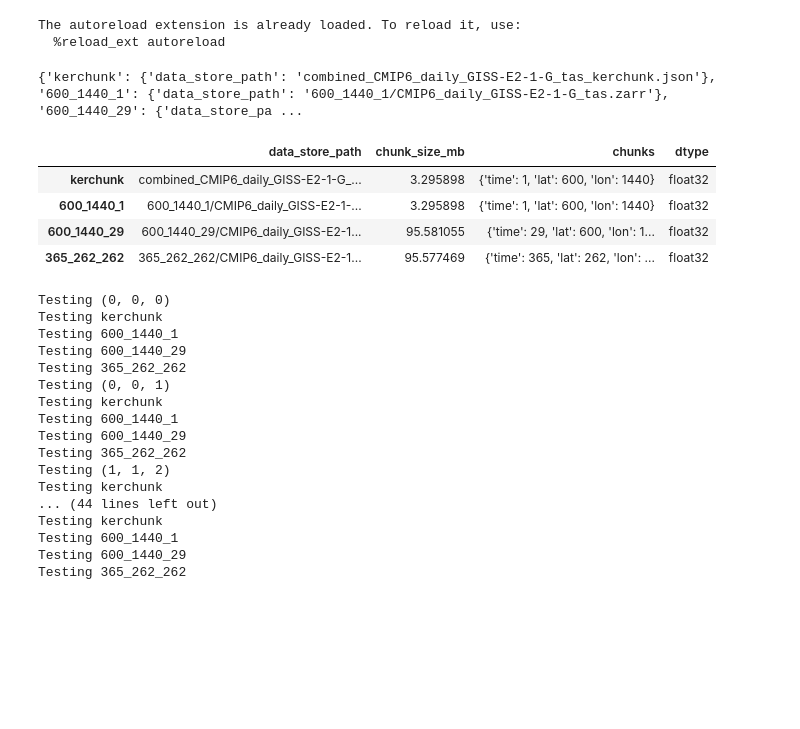
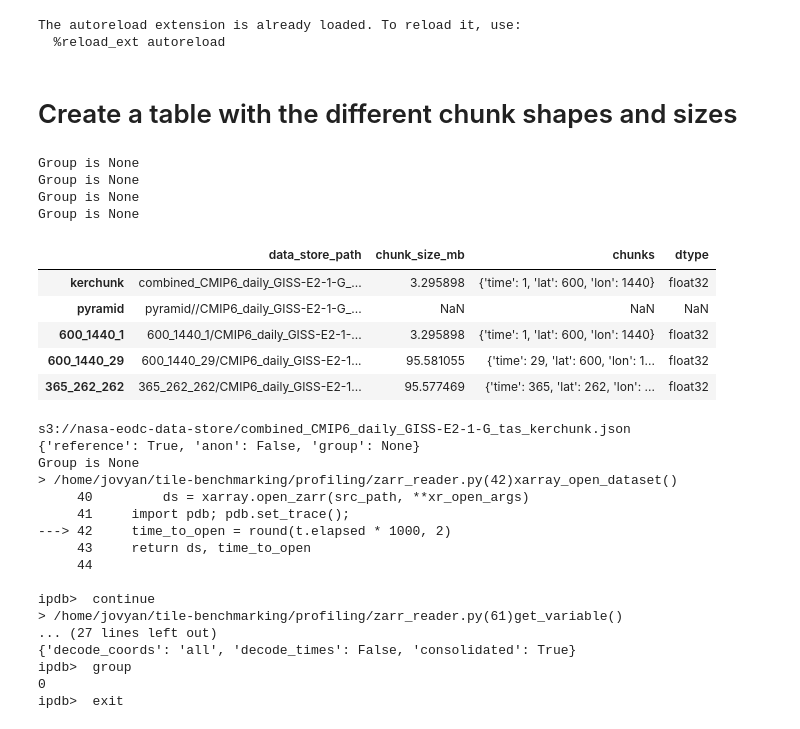
Before and after one commit to developmentseed/tile-benchmarking, a Jupyter notebook: profiling/profile.ipynb, the cells around one changed output. Saved outputs shown, nothing was run; the diff lists cells and outputs as text; code cells hidden in the pictures; blank space fills up the shorter version.

Commit message:
working on pyramids

```diff
--- a/profiling/profile.ipynb
+++ b/profiling/profile.ipynb
@@ -224,8 +199,12 @@ chunk_set_paths = ['600_1440_1', '600_1440_29', '365_262_262']
+# %% [markdown]
+# Create a table with the different chunk shapes and sizes
 # %%
-
 datastores = {
     'kerchunk': {
         "data_store_path": f"combined_CMIP6_{temporal_resolution}_{model}_{variable}_kerchunk.json"
+    },
+    'pyramid': {
+        "data_store_path": f"pyramid/CMIP6_{temporal_resolution}_{model}_{variable}.zarr"
     }
 }
 
@@ -238,6 +217,8 @@ for key, datastore in datastores.items():
     reference = False
     if key == 'kerchunk':
         reference = True
+    if key == 'pyramid':
+        continue # skip for now
     data_store_url = f"s3://{bucket}/{datastore['data_store_path']}"
 
     ds = zarr_reader.xarray_open_dataset(data_store_url, anon=False, reference=reference)
@@ -251,13 +232,17 @@ for key, datastore in datastores.items():
     datastores[key]['chunks'] = chunks_dict
     datastores[key]['dtype'] = dtype
 # %% [output]
-{'kerchunk': {'data_store_path': 'combined_CMIP6_daily_GISS-E2-1-G_tas_kerchunk.json'}, '600_1440_1': {'data_store_path': '600_1440_1/CMIP6_daily_GISS-E2-1-G_tas.zarr'}, '600_1440_29': {'data_store_pa ...
+Group is None
+Group is None
+Group is None
+Group is None
 # %%
-df = pd.DataFrame.from_dict(datastore_chunks, orient='index')
+df = pd.DataFrame.from_dict(datastores, orient='index')
 df
 # %% [output]
 |  | data_store_path | chunk_size_mb | chunks | dtype |
 | kerchunk | combined_CMIP6_daily_GISS-E2-1-G_... | 3.295898 | {'time': 1, 'lat': 600, 'lon': 1440} | float32 |
+| pyramid | pyramid//CMIP6_daily_GISS-E2-1-G_... | NaN | NaN | NaN |
 | 600_1440_1 | 600_1440_1/CMIP6_daily_GISS-E2-1-... | 3.295898 | {'time': 1, 'lat': 600, 'lon': 1440} | float32 |
 | 600_1440_29 | 600_1440_29/CMIP6_daily_GISS-E2-1... | 95.581055 | {'time': 29, 'lat': 600, 'lon': 1... | float32 |
 | 365_262_262 | 365_262_262/CMIP6_daily_GISS-E2-1... | 95.577469 | {'time': 365, 'lat': 262, 'lon': ... | float32 |
@@ -272,9 +257,12 @@ for xyz_tile in xyz_tiles:
     for dataset in datastores.keys():
         data_store_path = datastores[dataset]['data_store_path']
         data_store_url = f"s3://{bucket}/{data_store_path}"
-        reference = False
+        print(data_store_url)
+        reference, group = False, None
         if dataset == 'kerchunk':
             reference = True
+        if dataset == 'pyramid':
+            group = xyz_tile[2]
 
         results_df[xyz_tile][dataset] = {
             'time to open (ms)': [],
@@ -290,6 +278,7 @@ for xyz_tile in xyz_tiles:
                     reference=reference,
                     anon=False,
                     variable=variable,
+                    group = group
                 )
             total_time = round(t.elapsed * 1000, 2)
 
@@ -301,23 +290,23 @@ for xyz_tile in xyz_tiles:
         timings_results['mean rio reproject (ms)'] = np.mean(timings_results['rio reproject (ms)'])
         timings_results['mean total time (ms)'] = np.mean(timings_results['total time (ms)'])
 # %% [output]
-Testing (0, 0, 0)
-Testing kerchunk
-Testing 600_1440_1
-Testing 600_1440_29
-Testing 365_262_262
-Testing (0, 0, 1)
-Testing kerchunk
-Testing 600_1440_1
-Testing 600_1440_29
-Testing 365_262_262
-Testing (1, 1, 2)
-Testing kerchunk
-... (44 lines left out)
-Testing kerchunk
-Testing 600_1440_1
-Testing 600_1440_29
-Testing 365_262_262
+s3://nasa-eodc-data-store/combined_CMIP6_daily_GISS-E2-1-G_tas_kerchunk.json
+{'reference': True, 'anon': False, 'group': None}
+Group is None
+> /home/jovyan/tile-benchmarking/profiling/zarr_reader.py(42)xarray_open_dataset()
+     40         ds = xarray.open_zarr(src_path, **xr_open_args)
+     41     import pdb; pdb.set_trace();
+---> 42     time_to_open = round(t.elapsed * 1000, 2)
+     43     return ds, time_to_open
+     44
+
+ipdb>  continue
+> /home/jovyan/tile-benchmarking/profiling/zarr_reader.py(61)get_variable()
+... (27 lines left out)
+{'decode_coords': 'all', 'decode_times': False, 'consolidated': True}
+ipdb>  group
+0
+ipdb>  exit
 # %%
 for xyz_tile in xyz_tiles:
     print(f"Results for {xyz_tile}")
```
Also changed, not shown: parts of 6 cells of this notebook, 2 other files.
